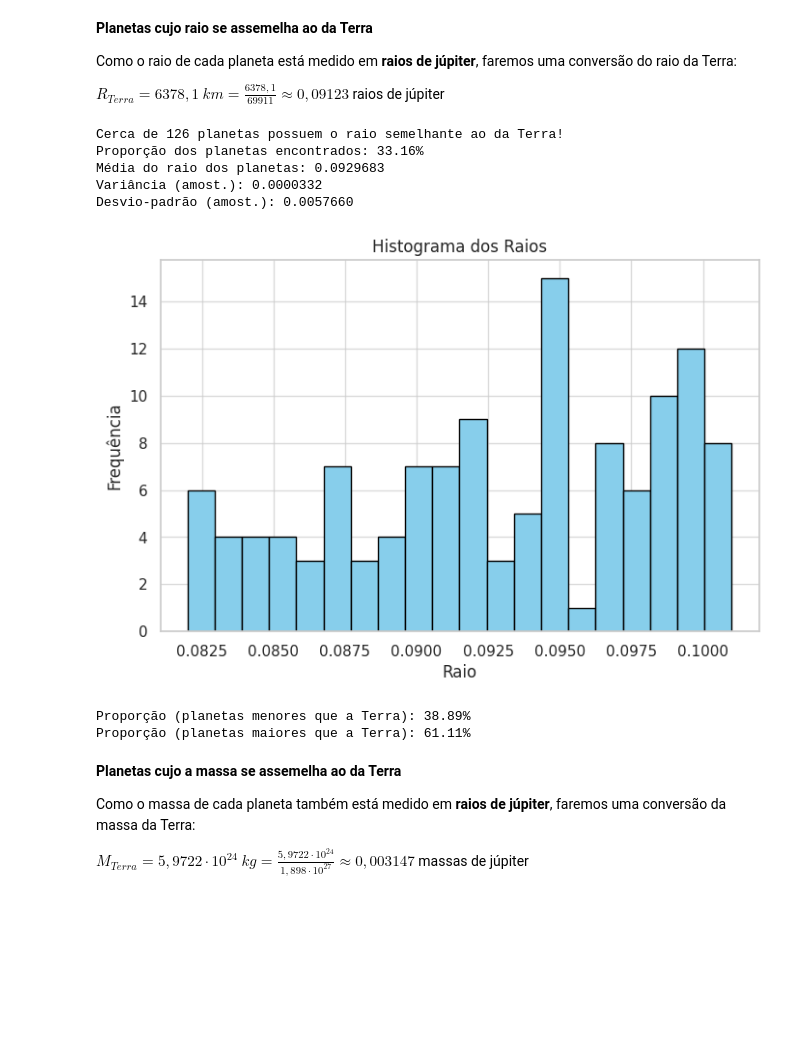
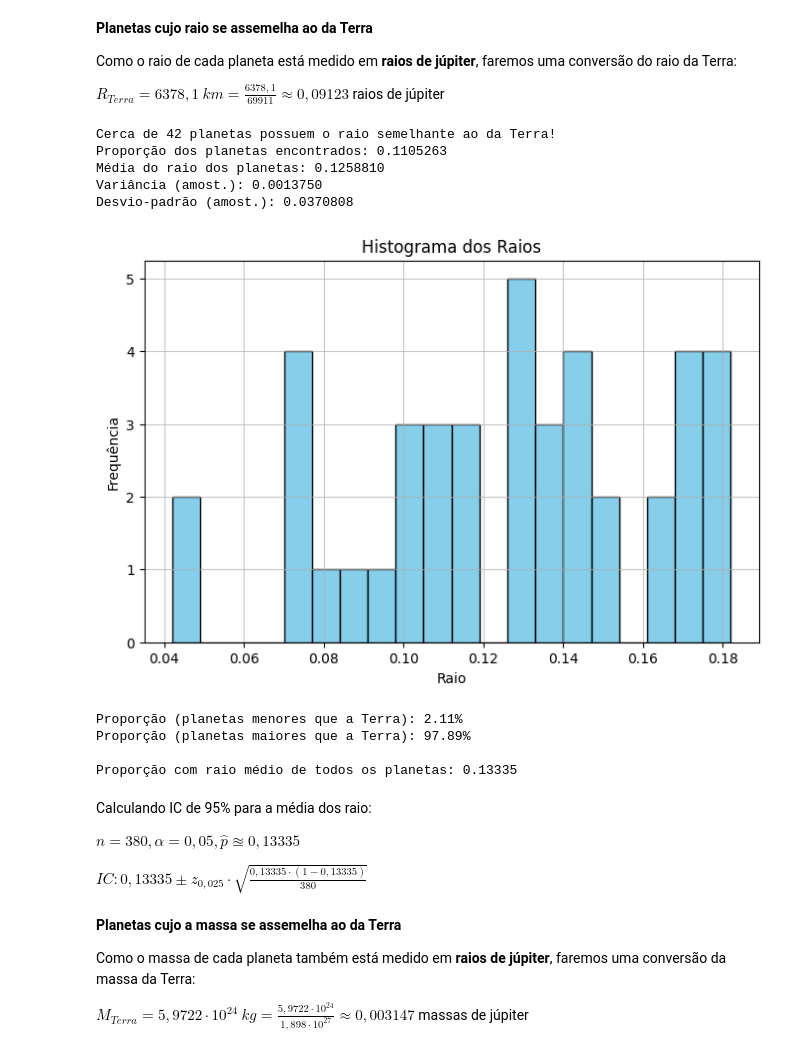
Before and after one commit to murfra/telescope-data-analysis, a Jupyter notebook: main.ipynb, the cells around one changed output. Drawn from its saved outputs; the diff is of its cells as text; code cells hidden in the pictures; blank space fills up the shorter version.

```diff
--- a/main.ipynb
+++ b/main.ipynb
@@ -109,50 +94,60 @@ $R_{Terra} = 6378,1~km = \frac{6378,1}{69911} \approx 0,09123$ raios de júpiter
 # Parâmetros
 coluna = "pl_radj"
 x      = 0.09123     # valor alvo (float)
-tol    = 0.01        # tolerância, ex.: ±0.01
+tol    = 0.1        # tolerância, ex.: ±0.1
 
-mask_r = (df_pop[coluna] - x).abs() <= tol
-df_r = df_pop[mask_r]
+mask_r = (df_filtrado[coluna] - x).abs() <= tol
+df_r = df_filtrado[mask_r]
 
 # Média
 media = df_r[coluna].mean()
 
 # Variância amostral
 variancia_amostral = df_r[coluna].var(ddof=1)
 
 # Desvio padrão
 desvio_amostral = df_r[coluna].std(ddof=1)
 
 print(f"Cerca de {len(df_r[coluna])} planetas possuem o raio semelhante ao da Terra!")
-print(f"Proporção dos planetas encontrados: {(len(df_r)/len(df_filtrado)) * 100 :.2f}%")
+# Mostra quantos, dos planetas encontrados, possuem raio semelhante ao da Terra
+print(f"Proporção dos planetas encontrados: {len(df_r)/len(df_filtrado) :.7f}")
 print(f"Média do raio dos planetas: {media:.7f}")
 print(f"Variância (amost.): {variancia_amostral:.7f}")
 print(f"Desvio-padrão (amost.): {desvio_amostral:.7f}")
 
-serie = df_r[coluna]
-
 # --- plotando histograma ---
 plt.figure(figsize=(8, 5))
 
-serie.plot.hist(bins=20, color="skyblue", edgecolor="black")
+df_r[coluna].plot.hist(bins=20, color="skyblue", edgecolor="black")
 plt.title("Histograma dos Raios")
 plt.xlabel("Raio")
 plt.ylabel("Frequência")
 plt.grid(alpha=0.7)
 plt.show()
 
-menores = (df_r[coluna] < x).mean() * 100
+# df_fitrado: dados na tabela que possuem um valor de raio
+menores = (df_filtrado[coluna] < x).mean() * 100
+maiores = (df_filtrado[coluna] > x).mean() * 100
 print(f"Proporção (planetas menores que a Terra): {menores:.2f}%")
-print(f"Proporção (planetas maiores que a Terra): {100 - menores:.2f}%")
+print(f"Proporção (planetas maiores que a Terra): {maiores:.2f}%\n")
+print(f"Proporção com raio médio de todos os planetas: {media/df_filtrado[coluna].mean():.5f}")
 # %% [output]
-Cerca de 126 planetas possuem o raio semelhante ao da Terra!
-Proporção dos planetas encontrados: 33.16%
-Média do raio dos planetas: 0.0929683
-Variância (amost.): 0.0000332
-Desvio-padrão (amost.): 0.0057660
+Cerca de 42 planetas possuem o raio semelhante ao da Terra!
+Proporção dos planetas encontrados: 0.1105263
+Média do raio dos planetas: 0.1258810
+Variância (amost.): 0.0013750
+Desvio-padrão (amost.): 0.0370808
-[figure, old version]
+[figure, new version]
-Proporção (planetas menores que a Terra): 38.89%
-Proporção (planetas maiores que a Terra): 61.11%
+Proporção (planetas menores que a Terra): 2.11%
+Proporção (planetas maiores que a Terra): 97.89%
+
+Proporção com raio médio de todos os planetas: 0.13335
+# %% [markdown]
+Calculando IC de 95% para a média dos raio:
+
+$n = 380, \alpha = 0,05, \hat{p} \approxeq 0,13335$
+
+$IC: 0,13335 \pm z_{0,025} \cdot \sqrt{\frac{0,13335 \cdot (1-0,13335)}{380}} $
 # %% [markdown]
 **Planetas cujo a massa se assemelha ao da  Terra**
 
```
Also changed, not shown: parts of 2 cells of this notebook.
